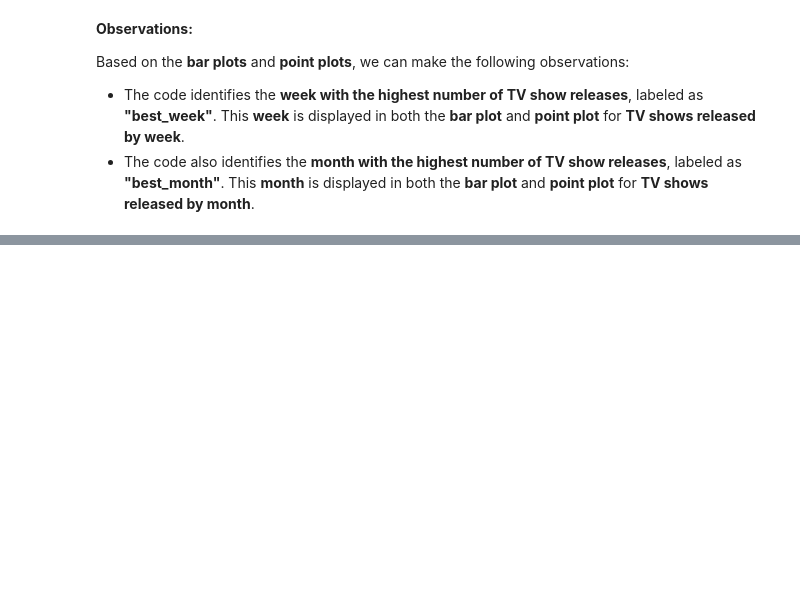
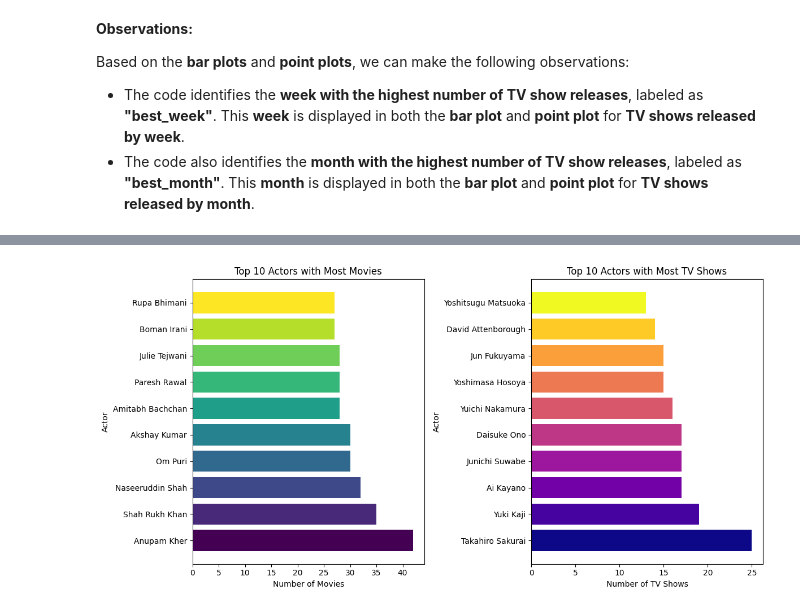
Before and after one commit to Manthru/Netflix-Data-Analysis, a Jupyter notebook: notebook.ipynb, the cells around one changed output, grey strips where cells are left out. Saved outputs shown, nothing was run; the diff lists cells and outputs as text; code cells hidden in the pictures; blank space fills up the shorter version.

```diff
--- a/notebook.ipynb
+++ b/notebook.ipynb
@@ -549,0 +575,35 @@ Based on the **bar plots** and **point plots**, we can make the following observ
+# %%
+fig, axs = plt.subplots(1, 2, figsize=(12, 6))
+
+# Movies
+colors1 = plt.cm.viridis(np.linspace(0, 1, len(top_10_actors_movies)))
+
+# TV Shows
+colors2 = plt.cm.plasma(np.linspace(0, 1, len(top_10_actors_tv_shows)))
+
+# 🔹 Plot 1: Top Movie Actors
+axs[0].barh(
+    top_10_actors_movies['cast'],
+    top_10_actors_movies['title'],
+    color = colors1
+)
+
+axs[0].set_title('Top 10 Actors with Most Movies')
+axs[0].set_xlabel('Number of Movies')
+axs[0].set_ylabel('Actor')
+
+# 🔹 Plot 2: Top TV Show Actors
+axs[1].barh(
+    top_10_actors_tv_shows['cast'],
+    top_10_actors_tv_shows['title'],
+    color=colors2
+)
+axs[1].set_title('Top 10 Actors with Most TV Shows')
+axs[1].set_xlabel('Number of TV Shows')
+axs[1].set_ylabel('Actor')
+
+plt.tight_layout()
+plt.savefig('./outputs/Top 10 Actors in Movies & TV Shows.png', dpi=300, bbox_inches='tight')
+plt.show()
+# %% [output]
+[figure, added]
```
Also changed, not shown: parts of 26 cells of this notebook, 5 other files.
